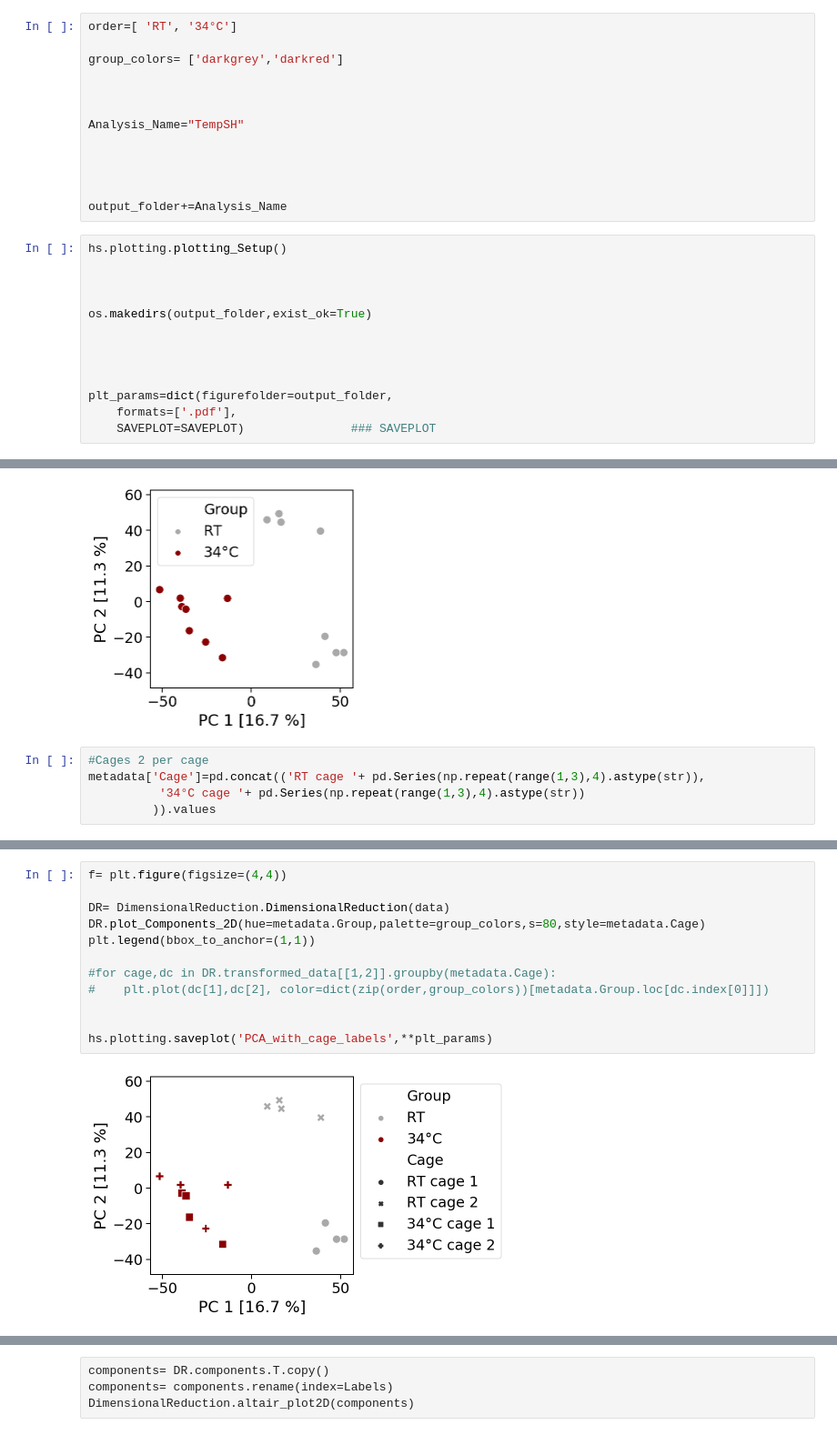
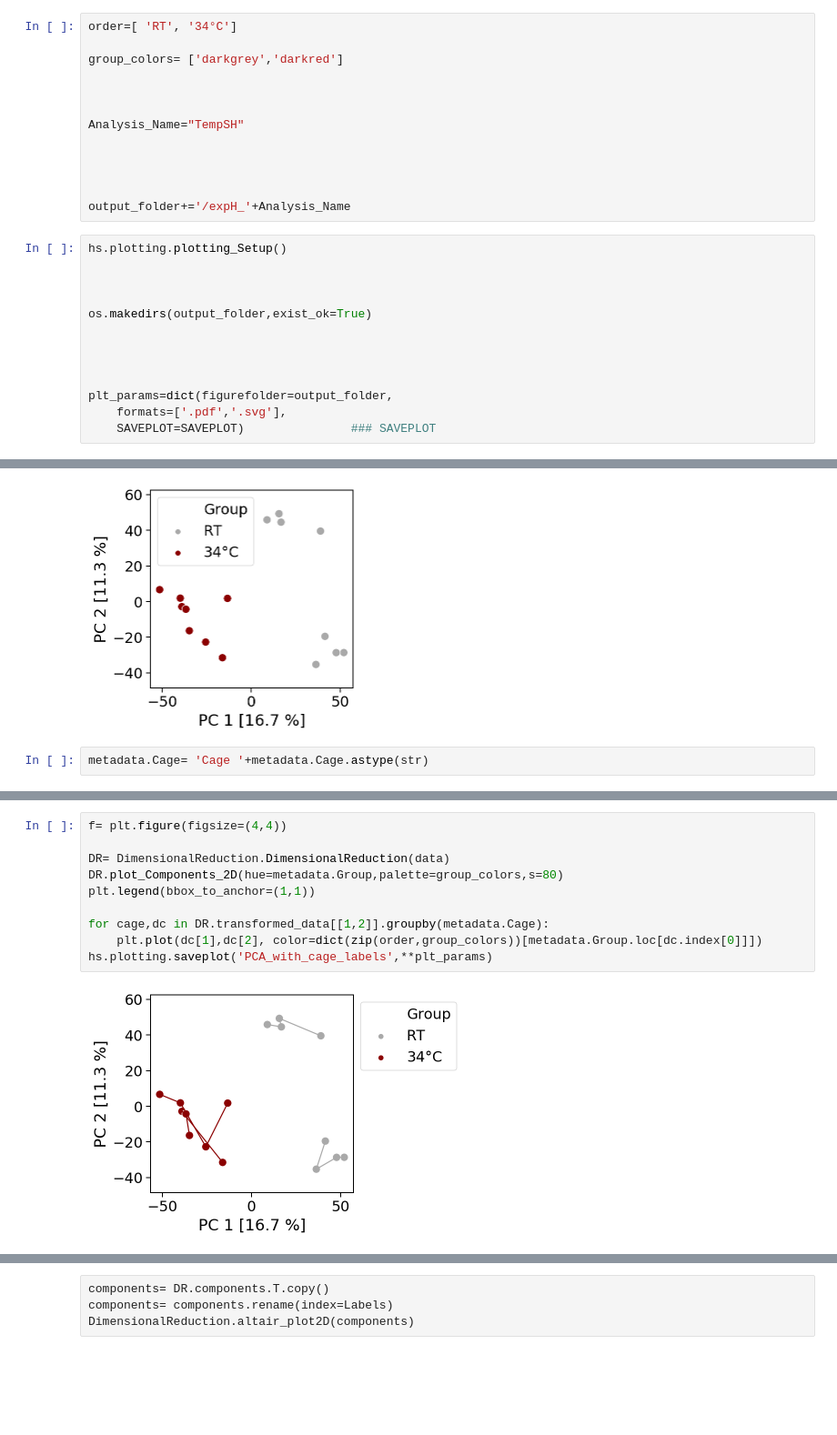
Before and after one commit to SilasK/WarmMicrobiota, a Jupyter notebook: Mice_microbiota/notebooks/exp H-sham.ipynb, the cells around one changed output, grey strips where cells are left out. Shown at 91% size. Saved outputs shown, nothing was run; the diff lists cells and outputs as text; blank space fills up the shorter version.

```diff
--- a/Mice_microbiota/notebooks/WarmPaper-sham.ipynb
+++ b/Mice_microbiota/notebooks/exp H-sham.ipynb
@@ -41,7 +41,7 @@ Analysis_Name="TempSH"
 
 
 
-output_folder+=Analysis_Name
+output_folder+='/expH_'+Analysis_Name
 # %%
 hs.plotting.plotting_Setup()
 
@@ -53,7 +53,7 @@ os.makedirs(output_folder,exist_ok=True)
 
 
 plt_params=dict(figurefolder=output_folder,
-    formats=['.pdf'],
+    formats=['.pdf','.svg'],
     SAVEPLOT=SAVEPLOT)               ### SAVEPLOT
 # %% [markdown]
 # Realab
@@ -168,8 +168,5 @@ DR.plot_Components_2D(hue=metadata.Group,palette=group_colors,s=80)
 hs.plotting.saveplot('PCA',**plt_params)
 # %% [output]
 [figure]
-# %%
-#Cages 2 per cage
-metadata['Cage']=pd.concat(('RT cage '+ pd.Series(np.repeat(range(1,3),4).astype(str)),
-          '34°C cage '+ pd.Series(np.repeat(range(1,3),4).astype(str))
-         )).values
+# %%
+metadata.Cage= 'Cage '+metadata.Cage.astype(str)
@@ -176,14 +227,12 @@ metadata['Cage']=pd.concat(('RT cage '+ pd.Series(np.repeat(range(1,3),4).astype
 # %%
 f= plt.figure(figsize=(4,4))
 
 DR= DimensionalReduction.DimensionalReduction(data)
-DR.plot_Components_2D(hue=metadata.Group,palette=group_colors,s=80,style=metadata.Cage)
+DR.plot_Components_2D(hue=metadata.Group,palette=group_colors,s=80)
 plt.legend(bbox_to_anchor=(1,1))
 
-#for cage,dc in DR.transformed_data[[1,2]].groupby(metadata.Cage):
-#    plt.plot(dc[1],dc[2], color=dict(zip(order,group_colors))[metadata.Group.loc[dc.index[0]]])
-
-
+for cage,dc in DR.transformed_data[[1,2]].groupby(metadata.Cage):
+    plt.plot(dc[1],dc[2], color=dict(zip(order,group_colors))[metadata.Group.loc[dc.index[0]]])
 hs.plotting.saveplot('PCA_with_cage_labels',**plt_params)
 # %% [output]
-[figure, old version]
+[figure, new version]
```
Also changed, not shown: parts of 9 cells of this notebook, 7 other files.
